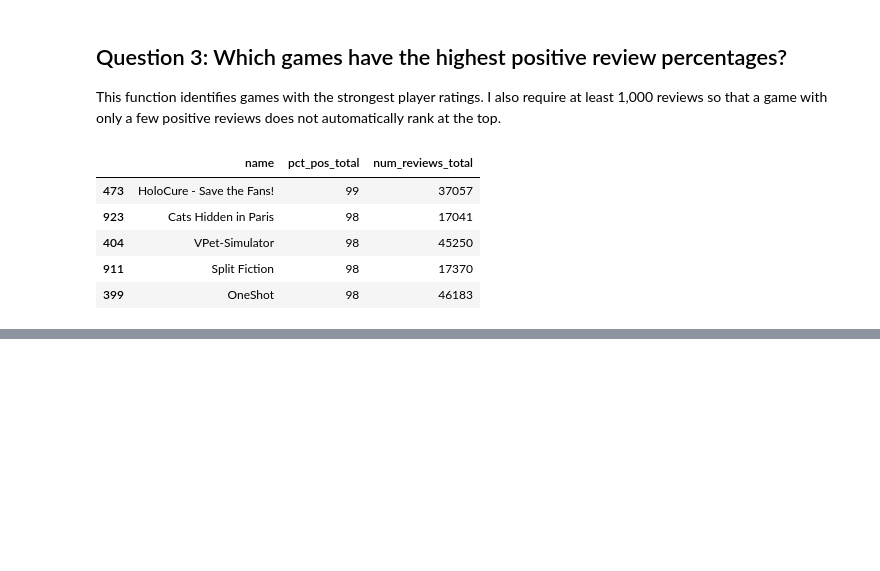
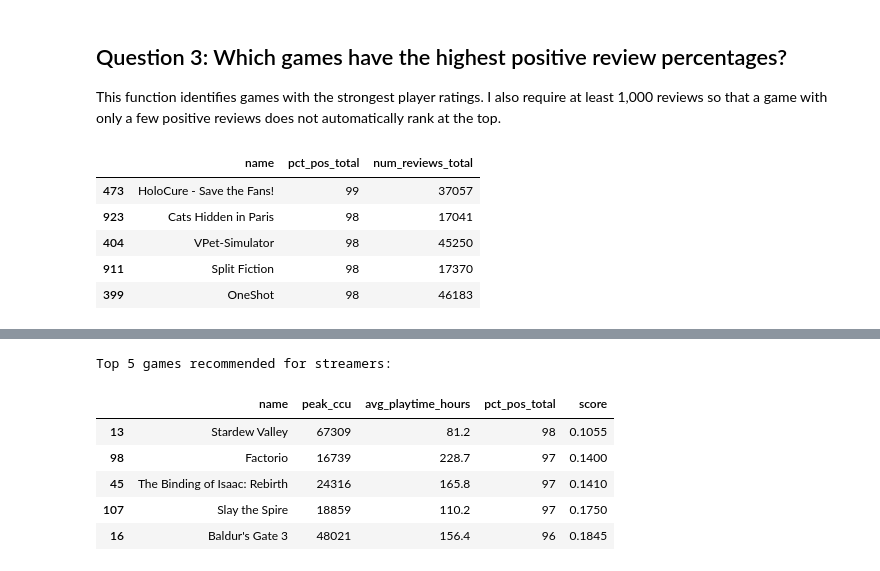
Before and after one commit to meghanthota/MIST-4600-SteamPick, a Jupyter notebook: SteamPick.ipynb, the cells around one changed output, grey strips where cells are left out. Drawn from its saved outputs; the diff is of its cells as text; code cells hidden in the pictures; blank space fills up the shorter version.

```diff
--- a/SteamPick.ipynb
+++ b/SteamPick.ipynb
@@ -103,0 +109,44 @@ highest_rated(games)
+# %%
+class StreamPick:
+    def __init__(self, games):
+        self.games = games.copy()
+
+    def recommend(self):
+        ranked = self.games.copy()
+
+        ranked["popularity_rank"] = ranked["peak_ccu"].rank(
+            ascending=False, pct=True
+        )
+
+        ranked["playtime_rank"] = ranked["avg_playtime_hours"].rank(
+            ascending=False, pct=True
+        )
+
+        ranked["rating_rank"] = ranked["pct_pos_total"].rank(
+            ascending=False, pct=True
+        )
+
+        ranked["score"] = (
+            ranked["popularity_rank"]
+            + ranked["playtime_rank"]
+            + ranked["rating_rank"]
+        )
+
+        return ranked.sort_values("score").head(5)[
+            ["name", "peak_ccu", "avg_playtime_hours",
+             "pct_pos_total", "score"]
+        ]
+
+picker = StreamPick(games)
+recommendations = picker.recommend()
+
+print("Top 5 games recommended for streamers:")
+display(recommendations)
+# %% [output]
+Top 5 games recommended for streamers:
+|  | name | peak_ccu | avg_playtime_hours | pct_pos_total | score |
+| 13 | Stardew Valley | 67309 | 81.2 | 98 | 0.1055 |
+| 98 | Factorio | 16739 | 228.7 | 97 | 0.1400 |
+| 45 | The Binding of Isaac: Rebirth | 24316 | 165.8 | 97 | 0.1410 |
+| 107 | Slay the Spire | 18859 | 110.2 | 97 | 0.1750 |
+| 16 | Baldur's Gate 3 | 48021 | 156.4 | 96 | 0.1845 |
```
Also changed, not shown: parts of 3 cells of this notebook.
